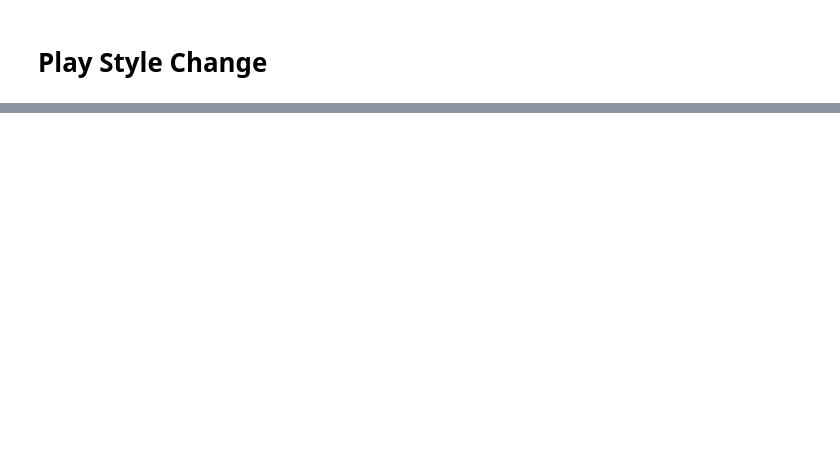
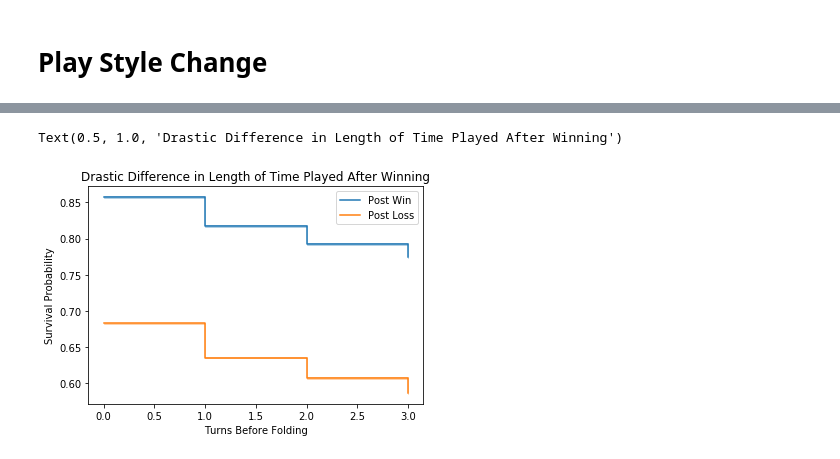
Before and after one commit to DhruvDadhania/project, a Jupyter notebook: Project EDA.ipynb, the cells around one changed output, grey strips where cells are left out. Cells and saved outputs as stored; diff of their text form; code cells hidden in the pictures; blank space fills up the shorter version.

```diff
--- a/Project EDA.ipynb
+++ b/Project EDA.ipynb
@@ -130,6 +131,6 @@ for player in top_players:
 for i in range(4):
     plt.figure()
     for player in top_players:
-        plt.barh(player, player_perc_raise[player][i])
+        plt.barh(player + ' (n = ' + str(player_total[player][i]) + ')', player_perc_raise[player][i])
         plt.xlabel('Probability of Raising with Tier ' + str(i+1) + ' Cards Preflop')
         plt.title('Different players have drastically different pre flop raise probabilities')
@@ -140,0 +137,15 @@ for i in range(4):
+# %%
+import pandas as pd
+
+pre_raise = pd.DataFrame(columns = ['didRaise', 'hand_strength', 'position', 'stack_size', 'player'])
+top_players = dict(sorted(players.items(), key=lambda x: x[1], reverse=True)[:100])
+
+for hand in hands:
+    for i in range(hand['num_players']):
+        if hand['players'][i]['user'] in top_players:
+            didRaise = int('r' in hand['players'][i]['bets'][0]['actions'])
+            hand_strength = card_value(hand['players'][i]['pocket_cards'])
+            position = hand['players'][i]['pos']
+            stack_size = hand['players'][i]['bankroll']
+            player = hand['players'][i]['user']
+            pre_raise.loc[len(pre_raise)] = [didRaise, hand_strength, position, stack_size, player]
@@ -241,0 +628,19 @@ kmf.plot(ax=a1, ci_show=True)
+# %%
+from lifelines import KaplanMeierFitter
+from matplotlib import pyplot as plt
+%matplotlib inline
+
+
+kmf = KaplanMeierFitter()
+
+kmf.fit(survival.query('prior_win == True')['duration'], survival.query('prior_win == True')['event'], label='Post Win')
+a1 = kmf.plot(ci_show=True)
+kmf.fit(survival.query('prior_win == False')['duration'], survival.query('prior_win == False')['event'], label='Post Loss')
+kmf.plot(ax=a1, ci_show=True)
+
+plt.xlabel('Turns Before Folding')
+plt.ylabel('Survival Probability')
+plt.title('Drastic Difference in Length of Time Played After Winning')
+# %% [output]
+Text(0.5, 1.0, 'Drastic Difference in Length of Time Played After Winning')
+[figure, added]
```
Also changed, not shown: parts of 42 cells of this notebook, 2 other files.
